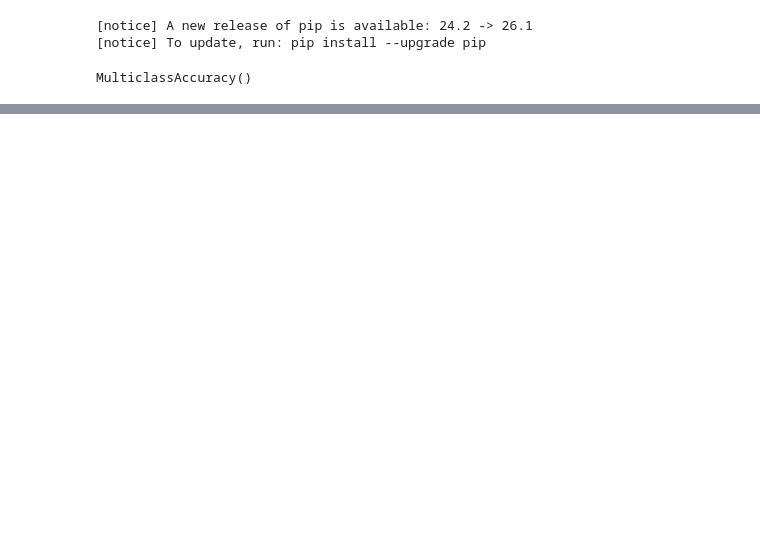
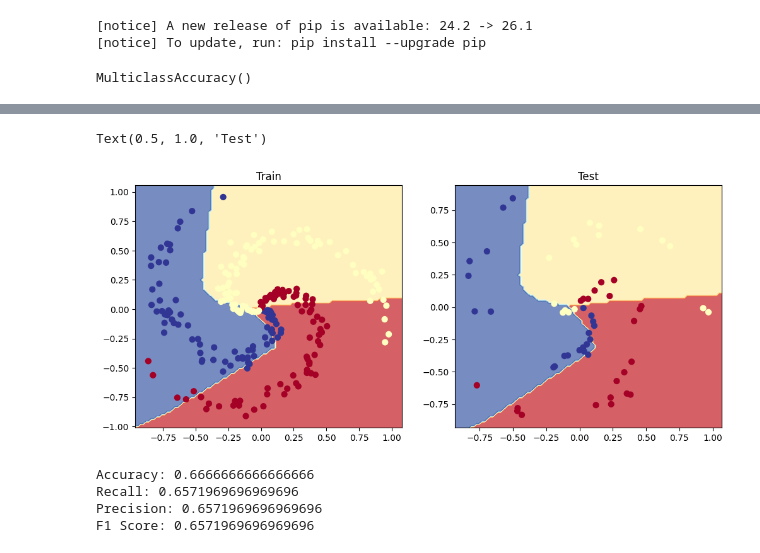
Before and after one commit to typarker04/pytorch-deep-learning, a Jupyter notebook: extras/exercises/02_pytorch_classification_exercises.ipynb, the cells around one changed output, grey strips where cells are left out. Saved outputs shown, nothing was run; the diff lists cells and outputs as text; code cells hidden in the pictures; blank space fills up the shorter version.

```diff
--- a/extras/exercises/02_pytorch_classification_exercises.ipynb
+++ b/extras/exercises/02_pytorch_classification_exercises.ipynb
@@ -371,7 +372,7 @@ tensor([[0.0000, 0.0000],
 from torchmetrics import Accuracy
 
 ## TODO: uncomment the two lines below to send the accuracy function to the device
-acc_fn = Accuracy(task="multiclass", num_classes=4).to(device)
+acc_fn = Accuracy(task="multiclass", num_classes=3).to(device)
 acc_fn
 # %% [output]
 [notice] A new release of pip is available: 24.2 -> 26.1
@@ -439,32 +449,43 @@ optimizer = torch.optim.SGD(model_1.parameters(),
                             lr = .05)
 # %%
 # Build a training loop for the model
+epochs = 1000
 
 # Loop over data
+train_x, train_y = train_x.to(device), train_y.to(device)
+test_x, test_y = test_x.to(device), test_y.to(device)
 
-
+for epoch in range(epochs):
   ## Training
-
+  model_1.train()
   # 1. Forward pass
-
+  y_logits = model_1(train_x)
+  y_pred = torch.softmax(y_logits, dim=1).argmax(dim=1)
 
   # 2. Calculate the loss
-
+  loss = loss_fn(y_logits, train_y)
+  acc = acc_fn(y_pred, train_y)
 
   # 3. Optimizer zero grad
-
+  optimizer.zero_grad()
 
   # 4. Loss backward
-
+  loss.backward()
 
   # 5. Optimizer step
-
+  optimizer.step()
 
   ## Testing
-
+  model_1.eval()
+  with torch.inference_mode():
 
     # 1. Forward pass
-
+    test_logits = model_1(test_x)
+    test_pred = torch.softmax(test_logits, dim=1).argmax(dim=1)
     # 2. Caculate loss and acc
+    test_loss = loss_fn(test_logits, test_y)
+    test_acc = acc_fn(test_pred, test_y)
 
   # Print out what's happening every 100 epochs
+  if epoch %100 == 0:
+    print(f"Epoch: {epoch} | Loss: {loss:.5f}, Acc: {acc:.2f}% | Test Loss: {test_loss:.5f}, Test Acc: {test_acc:.2f}%")
@@ -472,0 +503,24 @@ optimizer = torch.optim.SGD(model_1.parameters(),
+# %%
+# Plot decision boundaries for training and test sets
+plt.figure(figsize=(12, 5))
+plt.subplot(1, 2, 1)
+plot_decision_boundary(model_1, train_x, train_y)
+plt.title("Train")
+plt.subplot(1, 2, 2)
+plot_decision_boundary(model_1, test_x, test_y)
+plt.title("Test")
+# %% [output]
+Text(0.5, 1.0, 'Test')
+[figure, added]
+# %%
+from sklearn.metrics import accuracy_score, recall_score, precision_score, f1_score
+
+print('Accuracy:', accuracy_score(test_y.cpu(), test_pred.cpu()))
+print('Recall:', recall_score(test_y.cpu(), test_pred.cpu(), average='macro'))
+print('Precision:', precision_score(test_y.cpu(), test_pred.cpu(), average='macro'))
+print('F1 Score:', f1_score(test_y.cpu(), test_pred.cpu(), average='macro'))
+# %% [output]
+Accuracy: 0.6666666666666666
+Recall: 0.6571969696969696
+Precision: 0.6571969696969696
+F1 Score: 0.6571969696969696
```
Also changed, not shown: parts of 12 cells of this notebook, 1 other file.
